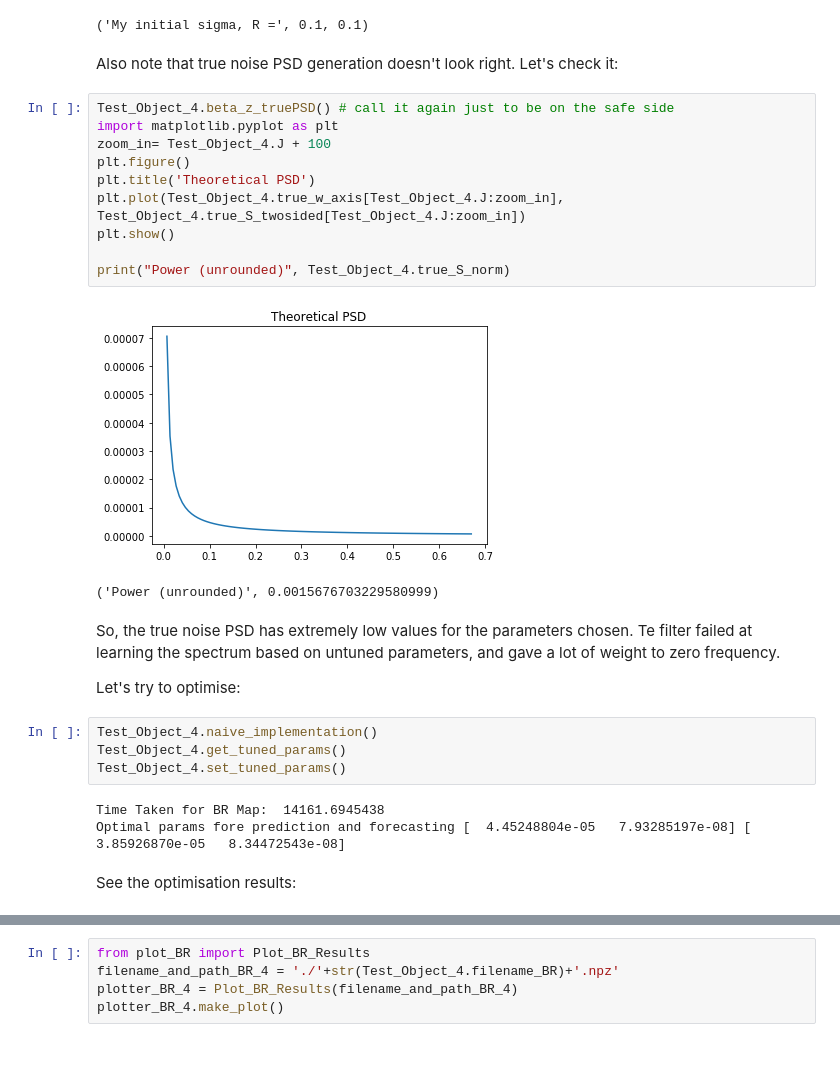
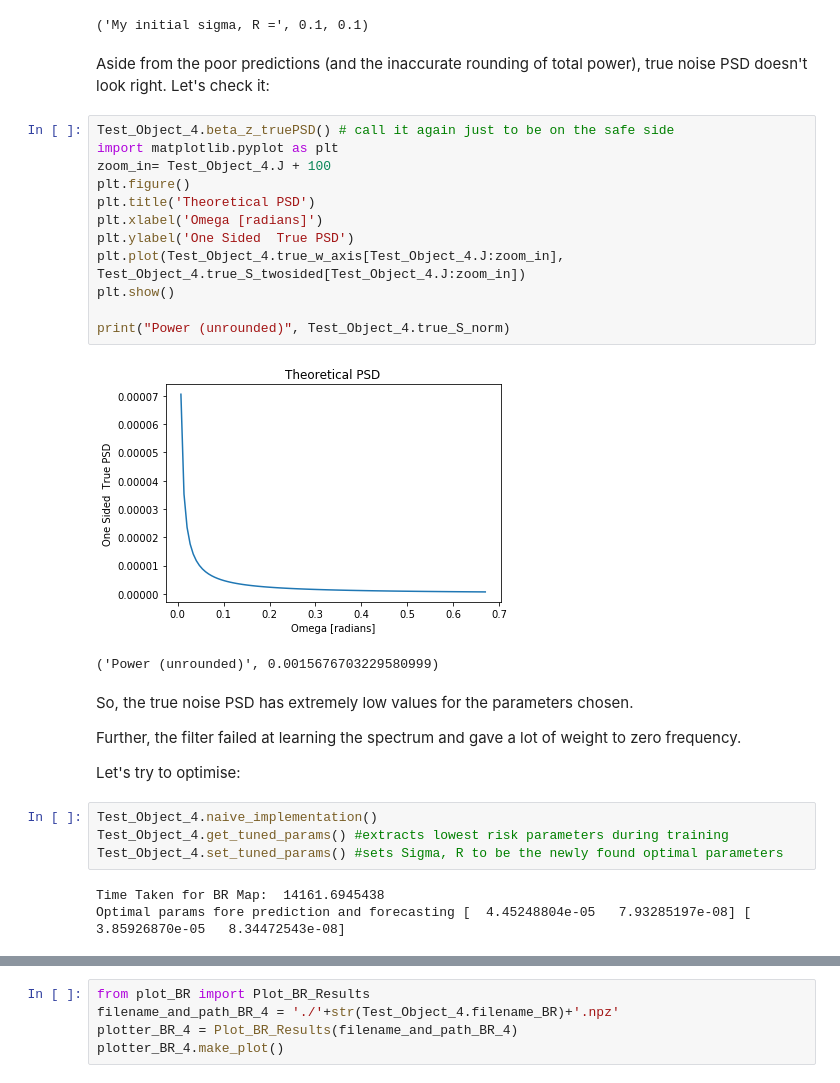
Before and after one commit to riddhisw/predictiveest, a Jupyter notebook: Demo 4.ipynb, the cells around one changed output, grey strips where cells are left out. Saved outputs shown, nothing was run; the diff lists cells and outputs as text; blank space fills up the shorter version.

```diff
--- a/Demo 4.ipynb
+++ b/Demo 4.ipynb
@@ -89,30 +99,32 @@ print('My initial sigma, R =', Test_Object_4.optimal_sigma, Test_Object_4.optima
 [figure]
 ('My initial sigma, R =', 0.1, 0.1)
 # %% [markdown]
-Also note that true noise PSD generation doesn't look right. Let's check it:
+Aside from the poor predictions (and the inaccurate rounding of total power), true noise PSD doesn't look right. Let's check it:
 # %%
 Test_Object_4.beta_z_truePSD() # call it again just to be on the safe side
 import matplotlib.pyplot as plt
 zoom_in= Test_Object_4.J + 100
 plt.figure()
 plt.title('Theoretical PSD')
+plt.xlabel('Omega [radians]')
+plt.ylabel('One Sided  True PSD')
 plt.plot(Test_Object_4.true_w_axis[Test_Object_4.J:zoom_in], Test_Object_4.true_S_twosided[Test_Object_4.J:zoom_in])
 plt.show()
 
 print("Power (unrounded)", Test_Object_4.true_S_norm)
 # %% [output]
-[figure, old version]
+[figure, new version]
 ('Power (unrounded)', 0.0015676703229580999)
 # %% [markdown]
-So, the true noise PSD has extremely low values for the parameters chosen. Te filter failed at learning the spectrum based on untuned parameters, and gave a lot of weight to zero frequency.
+So, the true noise PSD has extremely low values for the parameters chosen.
+
+Further, the filter failed at learning the spectrum and gave a lot of weight to zero frequency.
 
 Let's try to optimise:
-# %%
-Test_Object_4.naive_implementation()
-Test_Object_4.get_tuned_params()
-Test_Object_4.set_tuned_params()
-# %% [output]
-Time Taken for BR Map:  14161.6945438
-Optimal params fore prediction and forecasting [  4.45248804e-05   7.93285197e-08] [  3.85926870e-05   8.34472543e-08]
-# %% [markdown]
-See the optimisation results:
+# %%
+Test_Object_4.naive_implementation()
+Test_Object_4.get_tuned_params() #extracts lowest risk parameters during training
+Test_Object_4.set_tuned_params() #sets Sigma, R to be the newly found optimal parameters
+# %% [output]
+Time Taken for BR Map:  14161.6945438
+Optimal params fore prediction and forecasting [  4.45248804e-05   7.93285197e-08] [  3.85926870e-05   8.34472543e-08]
```
Also changed, not shown: parts of 19 cells of this notebook, 8 other files.
